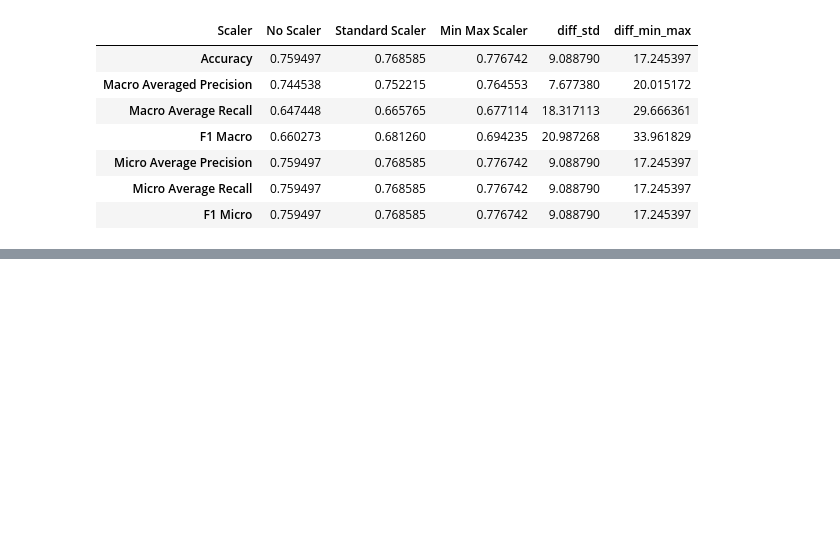
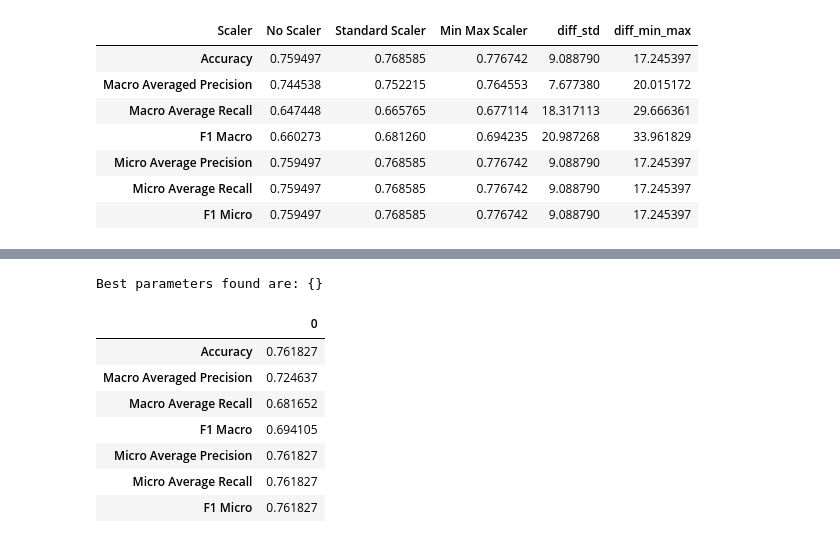
Before and after one commit to ashleyrennnnnn/Assignments-Machine-Learning, a Jupyter notebook: Assignment 2 - Albin.ipynb, the cells around one changed output, grey strips where cells are left out. Drawn from its saved outputs; the diff is of its cells as text; code cells hidden in the pictures; blank space fills up the shorter version.

```diff
--- a/Assignment 2 - Albin.ipynb
+++ b/Assignment 2 - Albin.ipynb
@@ -290,0 +331,17 @@ Best parameters found are: {'classifier__n_neighbors': 21, 'classifier__weights'
+# %%
+# Random Forest Classifier
+from sklearn.ensemble import RandomForestClassifier
+
+grid_search_and_test(
+    get_scaler_and_ohe(RandomForestClassifier(random_state=100)), {}
+).transpose()
+# %% [output]
+Best parameters found are: {}
+|  | 0 |
+| Accuracy | 0.761827 |
+| Macro Averaged Precision | 0.724637 |
+| Macro Average Recall | 0.681652 |
+| F1 Macro | 0.694105 |
+| Micro Average Precision | 0.761827 |
+| Micro Average Recall | 0.761827 |
+| F1 Micro | 0.761827 |
```
Also changed, not shown: parts of 5 cells of this notebook.
